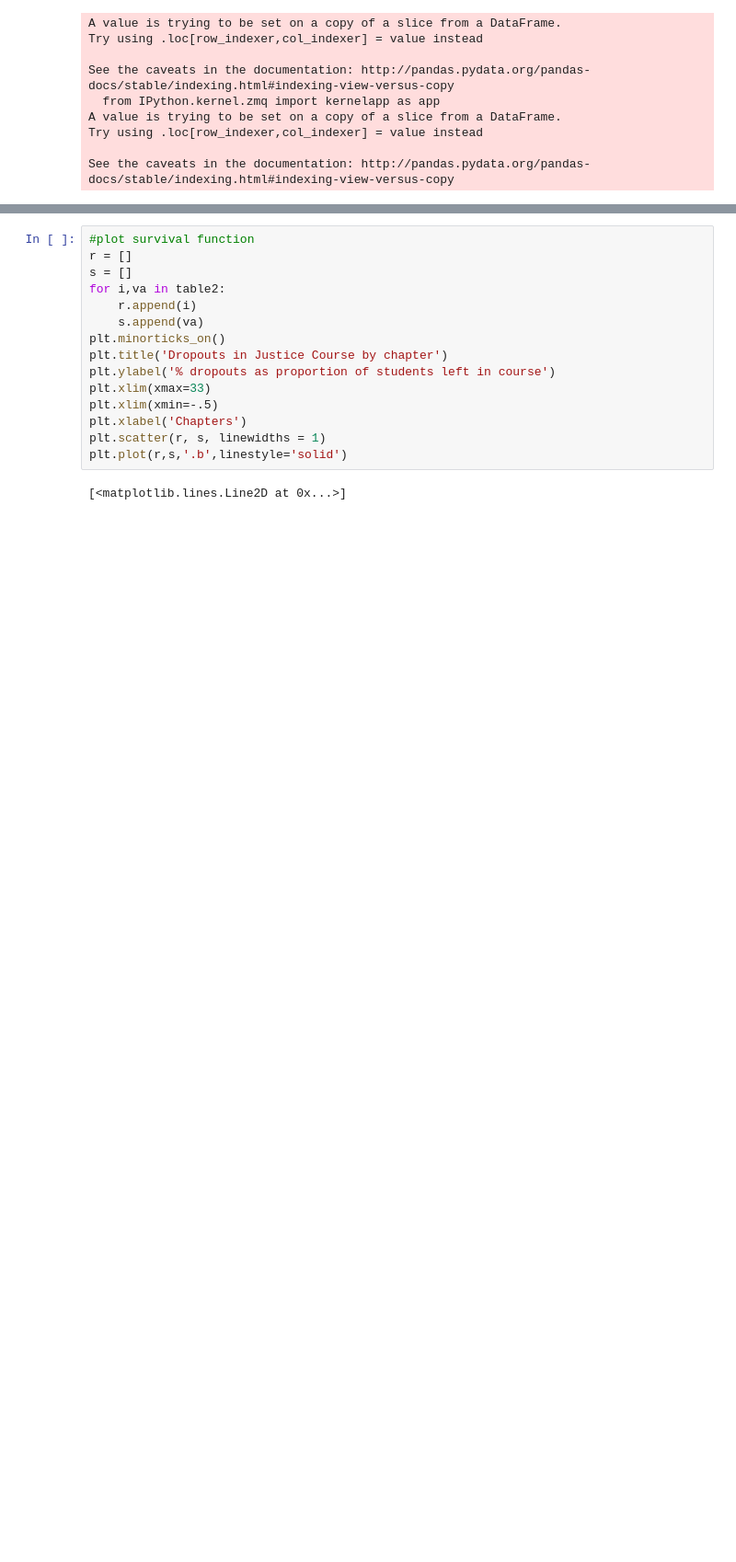
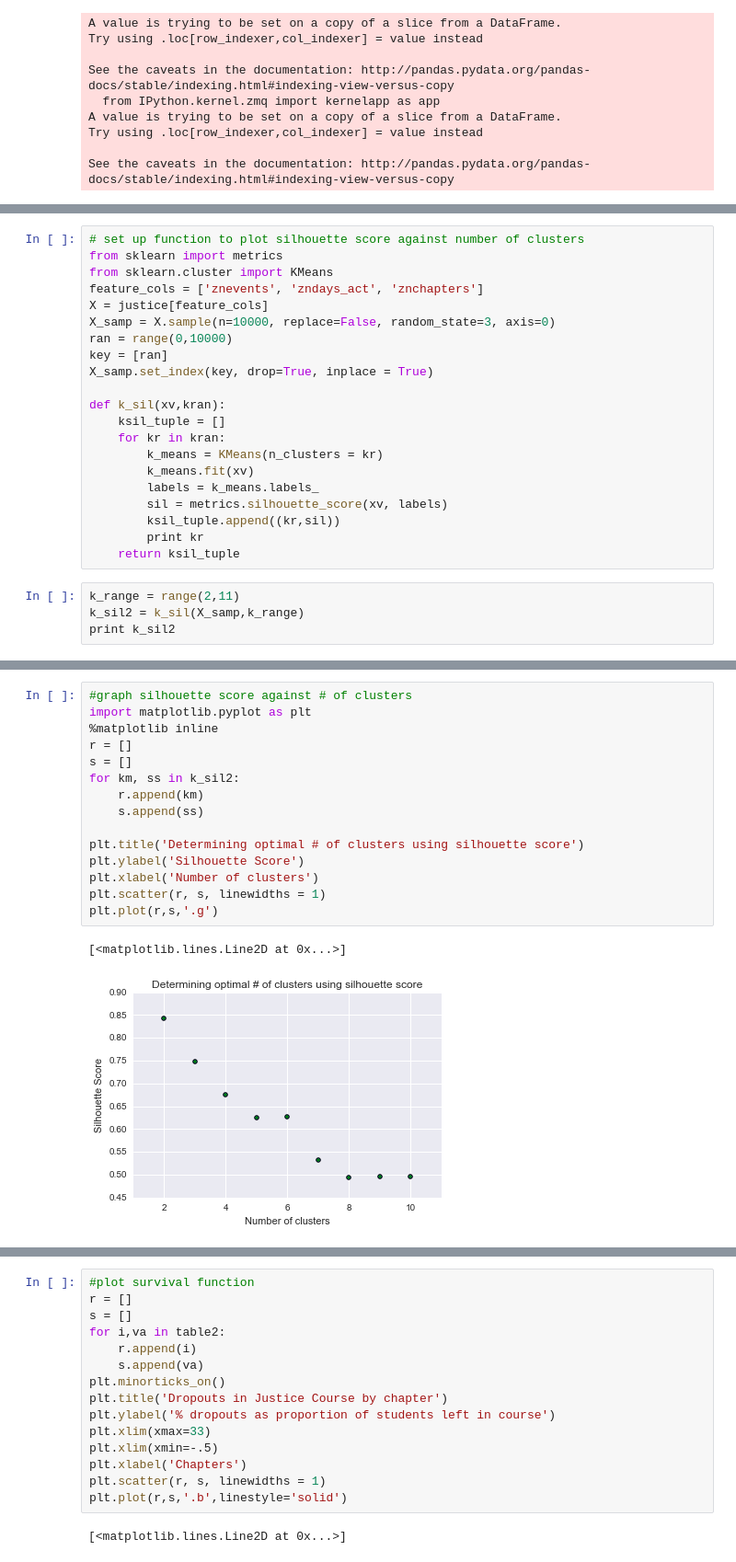
Before and after one commit to boo-owner/Data-Science-Class, a Jupyter notebook: project-justice.ipynb, the cells around one changed output, grey strips where cells are left out. Shown at 92% size. Cells and saved outputs as stored; diff of their text form; blank space fills up the shorter version.

```diff
--- a/project-justice.ipynb
+++ b/project-justice.ipynb
@@ -157,0 +163,25 @@ See the caveats in the documentation: http://pandas.pydata.org/pandas-docs/stabl
+# %%
+# set up function to plot silhouette score against number of clusters
+from sklearn import metrics
+from sklearn.cluster import KMeans
+feature_cols = ['znevents', 'zndays_act', 'znchapters']
+X = justice[feature_cols]
+X_samp = X.sample(n=10000, replace=False, random_state=3, axis=0)
+ran = range(0,10000)
+key = [ran]
+X_samp.set_index(key, drop=True, inplace = True)
+
+def k_sil(xv,kran):
+    ksil_tuple = []
+    for kr in kran:
+        k_means = KMeans(n_clusters = kr)
+        k_means.fit(xv)
+        labels = k_means.labels_
+        sil = metrics.silhouette_score(xv, labels)
+        ksil_tuple.append((kr,sil))
+        print kr
+    return ksil_tuple
+# %%
+k_range = range(2,11)
+k_sil2 = k_sil(X_samp,k_range)
+print k_sil2
@@ -158,3 +199,21 @@ See the caveats in the documentation: http://pandas.pydata.org/pandas-docs/stabl
+# %%
+#graph silhouette score against # of clusters
+import matplotlib.pyplot as plt
+%matplotlib inline
+r = []
+s = []
+for km, ss in k_sil2:
+    r.append(km)
+    s.append(ss)
+
+plt.title('Determining optimal # of clusters using silhouette score')
+plt.ylabel('Silhouette Score')
+plt.xlabel('Number of clusters')
+plt.scatter(r, s, linewidths = 1)
+plt.plot(r,s,'.g')
+# %% [output]
+[<matplotlib.lines.Line2D at 0x...>]
+[figure, added]
 # %%
 #Set variables for plot
 #print tss
```
Also changed, not shown: parts of 37 cells of this notebook.
